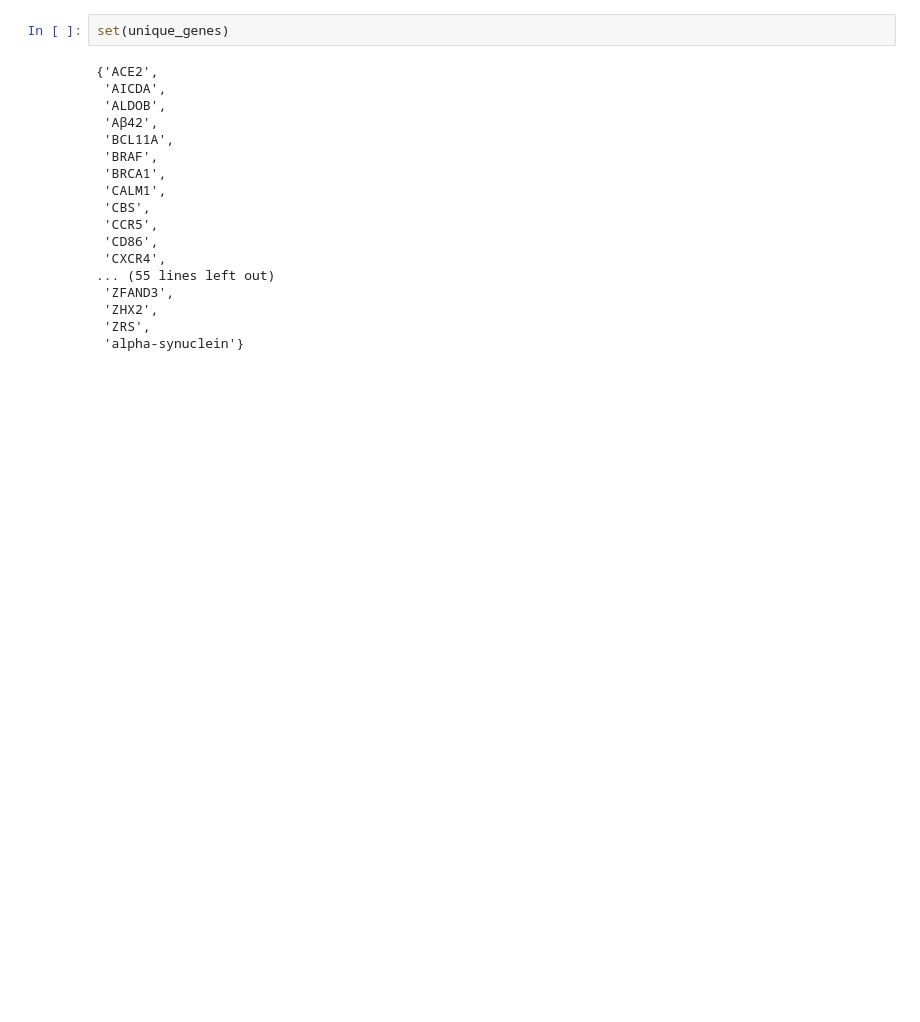
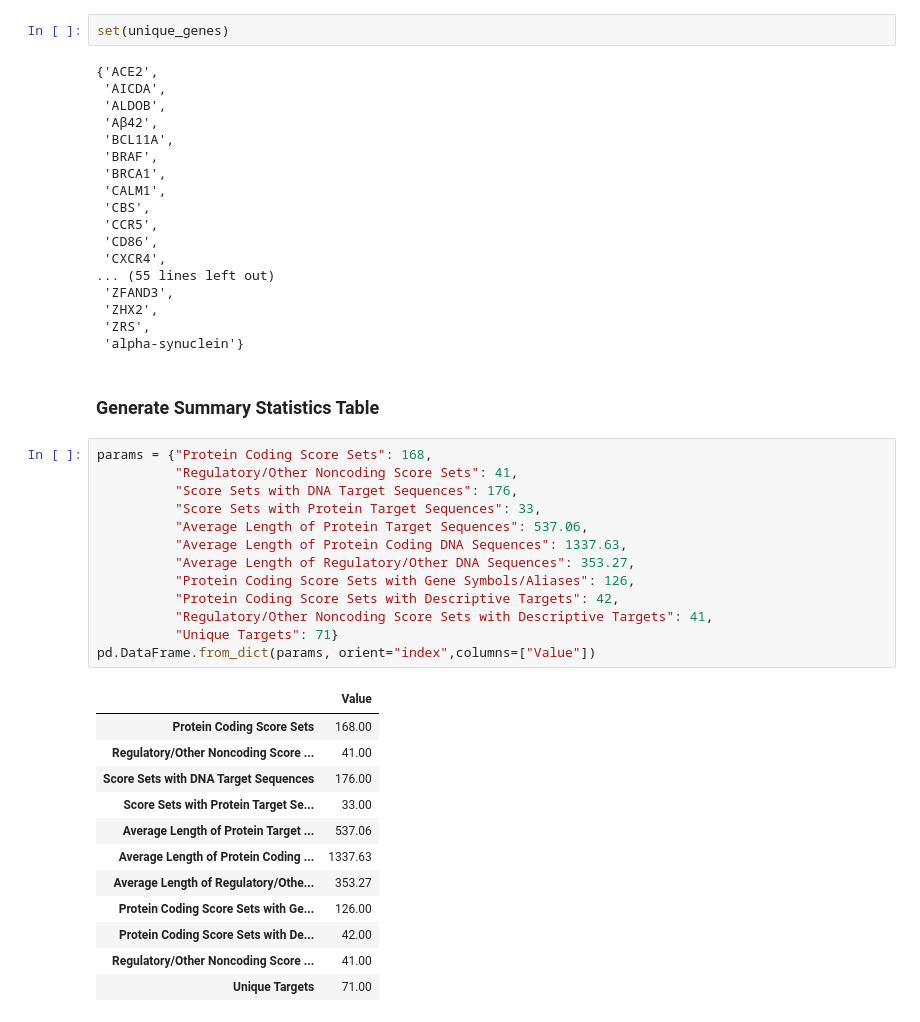
Before and after one commit to ave-dcd/dcd_mapping, a Jupyter notebook: notebooks/analysis/mavedb_scoreset_breakdown.ipynb, the cells around one changed output. Drawn from its saved outputs; the diff is of its cells as text; blank space fills up the shorter version.

```diff
--- a/notebooks/analysis/mavedb_scoreset_breakdown.ipynb
+++ b/notebooks/analysis/mavedb_scoreset_breakdown.ipynb
@@ -163,3 +163,31 @@ set(unique_genes)
  'ZHX2',
  'ZRS',
  'alpha-synuclein'}
+# %% [markdown]
+### Generate Summary Statistics Table
+# %%
+params = {"Protein Coding Score Sets": 168,
+          "Regulatory/Other Noncoding Score Sets": 41,
+          "Score Sets with DNA Target Sequences": 176,
+          "Score Sets with Protein Target Sequences": 33,
+          "Average Length of Protein Target Sequences": 537.06,
+          "Average Length of Protein Coding DNA Sequences": 1337.63,
+          "Average Length of Regulatory/Other DNA Sequences": 353.27,
+          "Protein Coding Score Sets with Gene Symbols/Aliases": 126,
+          "Protein Coding Score Sets with Descriptive Targets": 42,
+          "Regulatory/Other Noncoding Score Sets with Descriptive Targets": 41,
+          "Unique Targets": 71}
+pd.DataFrame.from_dict(params, orient="index",columns=["Value"])
+# %% [output]
+|  | Value |
+| Protein Coding Score Sets | 168.00 |
+| Regulatory/Other Noncoding Score ... | 41.00 |
+| Score Sets with DNA Target Sequences | 176.00 |
+| Score Sets with Protein Target Se... | 33.00 |
+| Average Length of Protein Target ... | 537.06 |
+| Average Length of Protein Coding ... | 1337.63 |
+| Average Length of Regulatory/Othe... | 353.27 |
+| Protein Coding Score Sets with Ge... | 126.00 |
+| Protein Coding Score Sets with De... | 42.00 |
+| Regulatory/Other Noncoding Score ... | 41.00 |
+| Unique Targets | 71.00 |
```
Also changed, not shown: 2 other files.
